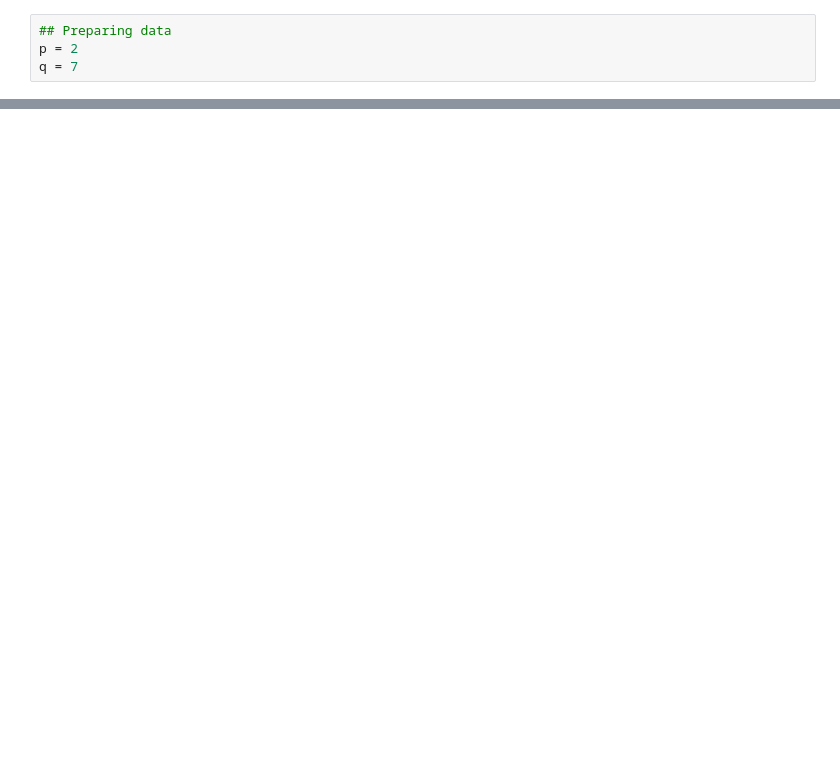
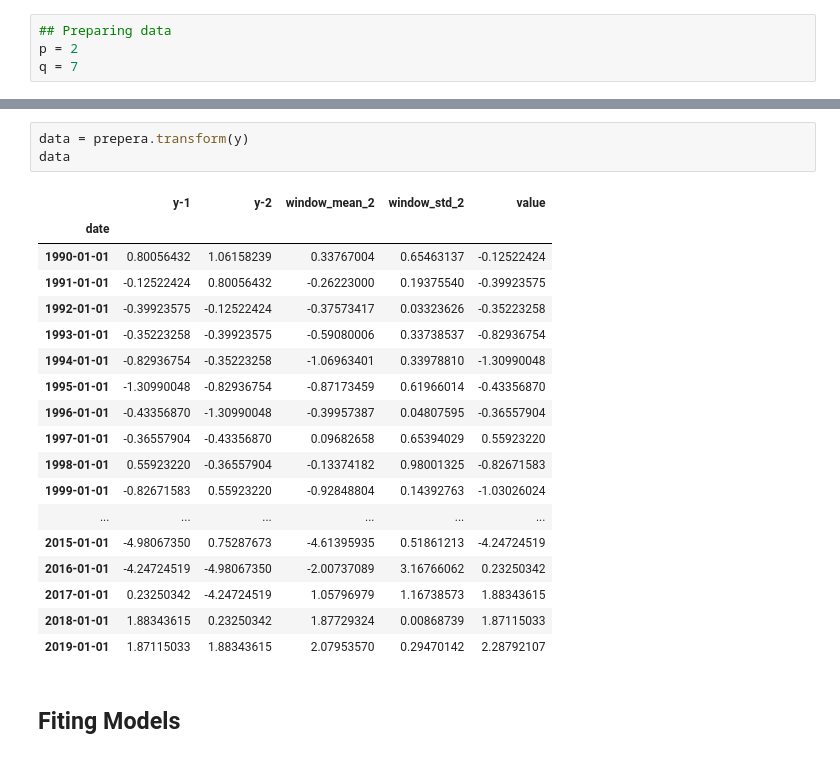
Before and after one commit to bateikoEd/dipl_program, a Jupyter notebook: eugen/template_gdp.ipynb, the cells around one changed output, grey strips where cells are left out. Cells and saved outputs as stored; diff of their text form; blank space fills up the shorter version.

```diff
--- a/eugen/template_gdp.ipynb
+++ b/eugen/template_gdp.ipynb
@@ -418,0 +555,24 @@ q = 7
+# %%
+data = prepera.transform(y)
+data
+# %% [output]
+|  | y-1 | y-2 | window_mean_2 | window_std_2 | value |
+| date |  |  |  |  |  |
+| 1990-01-01 | 0.80056432 | 1.06158239 | 0.33767004 | 0.65463137 | -0.12522424 |
+| 1991-01-01 | -0.12522424 | 0.80056432 | -0.26223000 | 0.19375540 | -0.39923575 |
+| 1992-01-01 | -0.39923575 | -0.12522424 | -0.37573417 | 0.03323626 | -0.35223258 |
+| 1993-01-01 | -0.35223258 | -0.39923575 | -0.59080006 | 0.33738537 | -0.82936754 |
+| 1994-01-01 | -0.82936754 | -0.35223258 | -1.06963401 | 0.33978810 | -1.30990048 |
+| 1995-01-01 | -1.30990048 | -0.82936754 | -0.87173459 | 0.61966014 | -0.43356870 |
+| 1996-01-01 | -0.43356870 | -1.30990048 | -0.39957387 | 0.04807595 | -0.36557904 |
+| 1997-01-01 | -0.36557904 | -0.43356870 | 0.09682658 | 0.65394029 | 0.55923220 |
+| 1998-01-01 | 0.55923220 | -0.36557904 | -0.13374182 | 0.98001325 | -0.82671583 |
+| 1999-01-01 | -0.82671583 | 0.55923220 | -0.92848804 | 0.14392763 | -1.03026024 |
+| ... | ... | ... | ... | ... | ... |
+| 2015-01-01 | -4.98067350 | 0.75287673 | -4.61395935 | 0.51861213 | -4.24724519 |
+| 2016-01-01 | -4.24724519 | -4.98067350 | -2.00737089 | 3.16766062 | 0.23250342 |
+| 2017-01-01 | 0.23250342 | -4.24724519 | 1.05796979 | 1.16738573 | 1.88343615 |
+| 2018-01-01 | 1.88343615 | 0.23250342 | 1.87729324 | 0.00868739 | 1.87115033 |
+| 2019-01-01 | 1.87115033 | 1.88343615 | 2.07953570 | 0.29470142 | 2.28792107 |
+# %% [markdown]
+## Fiting Models
```
Also changed, not shown: parts of 19 cells of this notebook.
